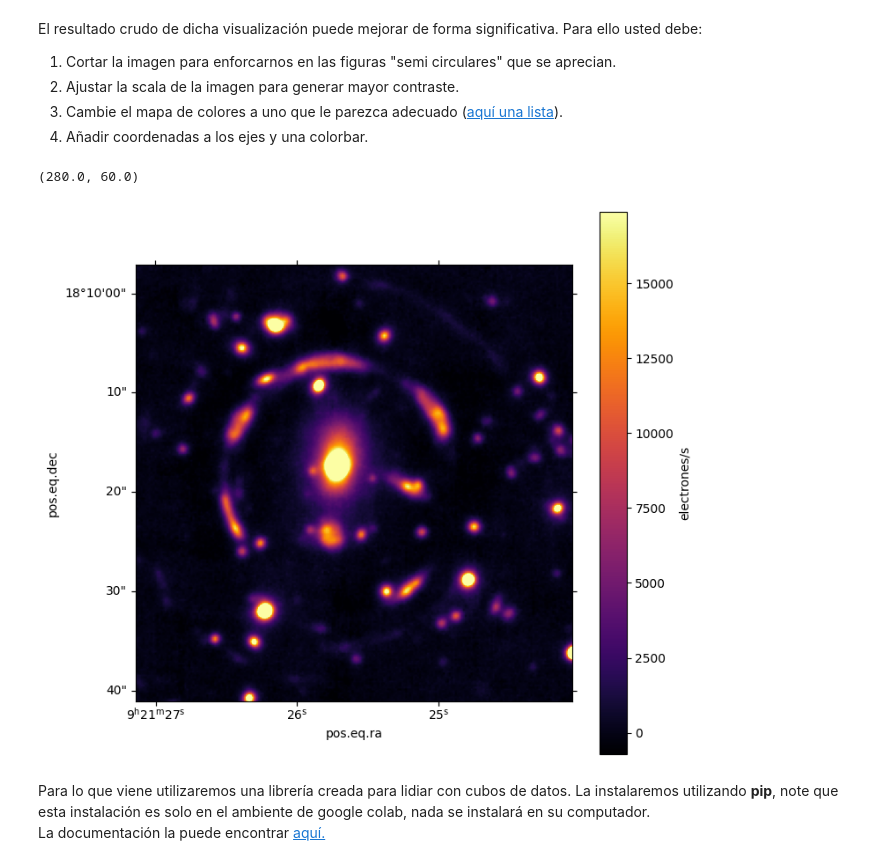
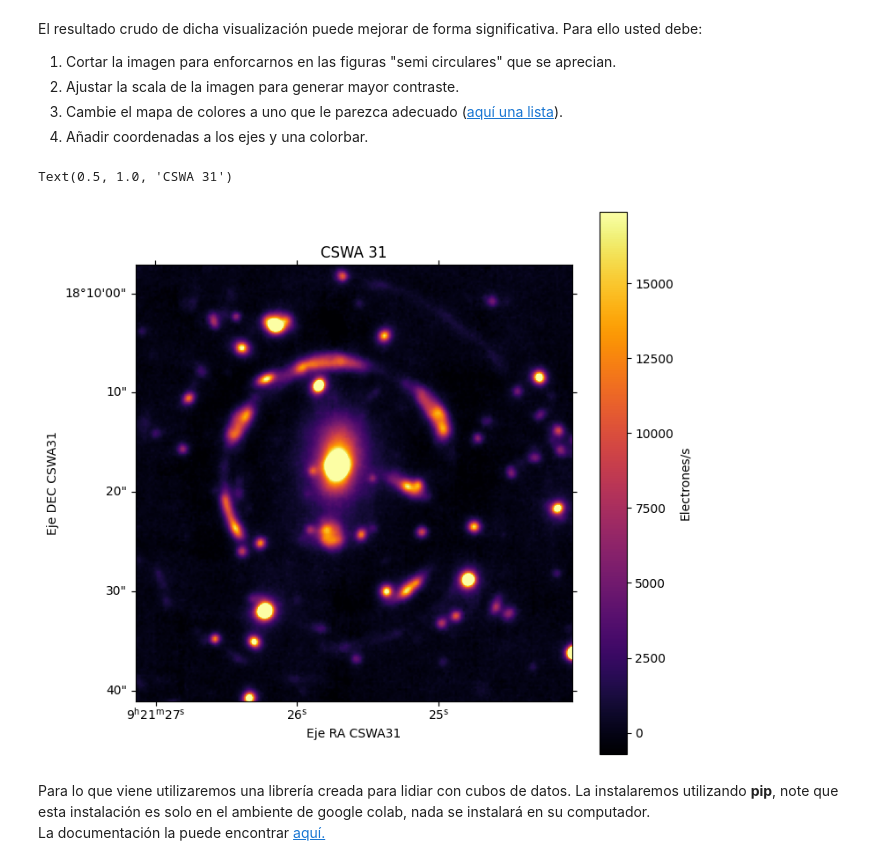
Before and after one commit to bsttiv/Tarea-4, a Jupyter notebook: Tarea4_Desarrollo.ipynb, the cells around one changed output. Cells and saved outputs as stored; diff of their text form; code cells hidden in the pictures.

```diff
--- a/Tarea4_Desarrollo.ipynb
+++ b/Tarea4_Desarrollo.ipynb
@@ -164,21 +169,34 @@ percentiles = np.nanpercentile(white_light_image.flatten(), [0.5, 99.5 ])
 # %%
 # Solución
 from astropy.wcs import WCS
 # Utilice el siguiente wcs para añadir las coordenadas a su visualización.
 wcs = WCS(cubo[1].header)
 wcs = wcs[0,:,:]
 
 # Haga su gráfico a continuación:
+
+# Se crea la figura, se le añaden las coordenadas a los ejes y se muestra la imagen con colormap = inferno
 plt.figure(figsize=(8,8))
 plt.subplot(projection=wcs)
 plt.imshow(white_light_image, cmap="inferno")
+
+# Se ajusta la escala usando los percentiles calculados
 plt.clim(percentiles[0], percentiles[1])
-plt.colorbar(label='electrones/s')
+
+# Se añade la colorbar
+plt.colorbar(label='Electrones/s')
+
+# Se ajustan los limites de x e y para "recortar" la imagen
 plt.xlim(60, 280)
 plt.ylim(280, 60)
+
+# Se añaden títulos
+plt.xlabel("Eje RA CSWA31")
+plt.ylabel("Eje DEC CSWA31")
+plt.title("CSWA 31")
 # %% [output]
-(280.0, 60.0)
+Text(0.5, 1.0, 'CSWA 31')
-[figure, old version]
+[figure, new version]
 # %% [markdown]
 Para lo que viene utilizaremos una librería creada para lidiar con cubos de datos.
 La instalaremos utilizando **pip**, note que esta instalación es solo en el ambiente de google colab, nada se instalará en su computador.
```
Also changed, not shown: parts of 15 cells of this notebook.
